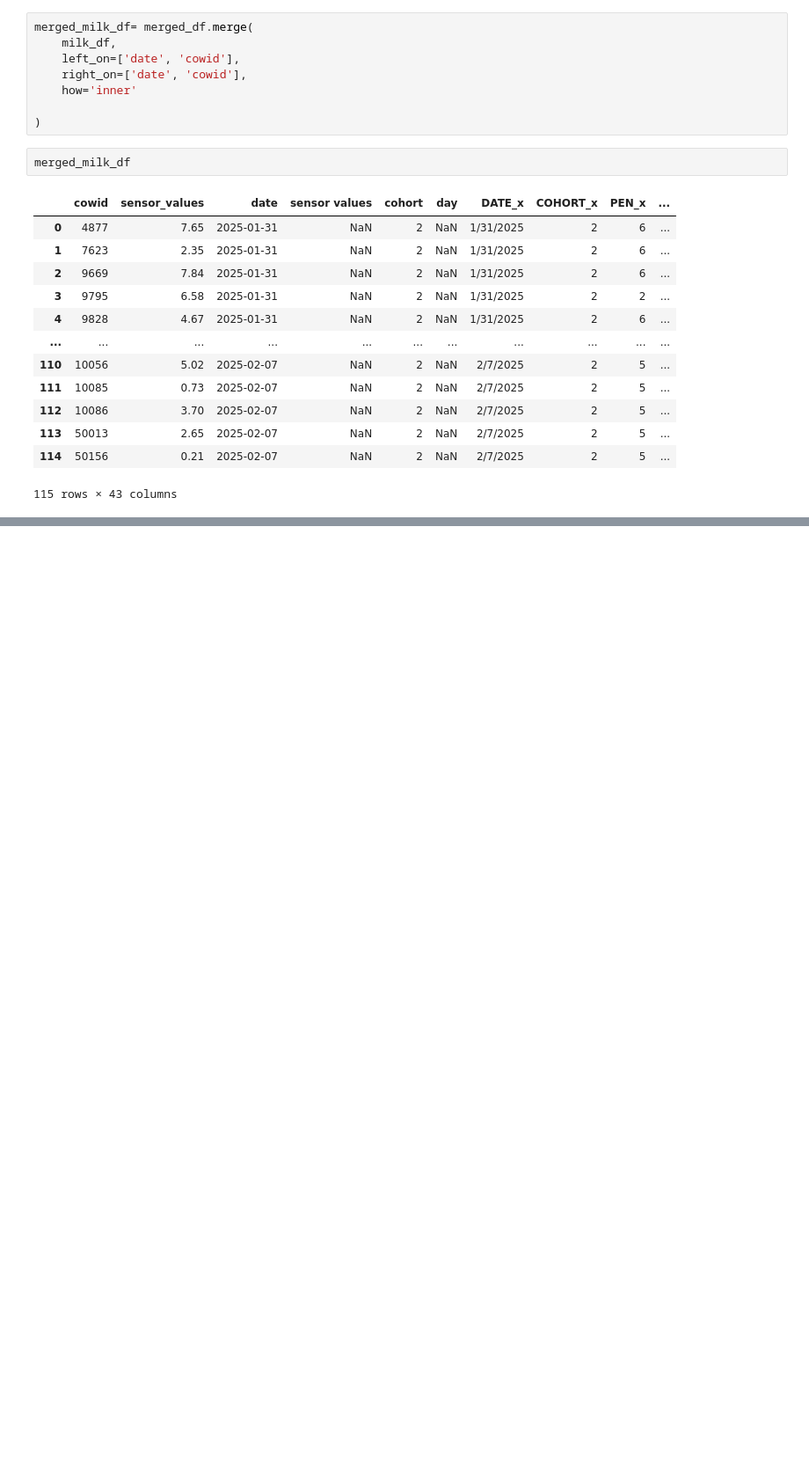
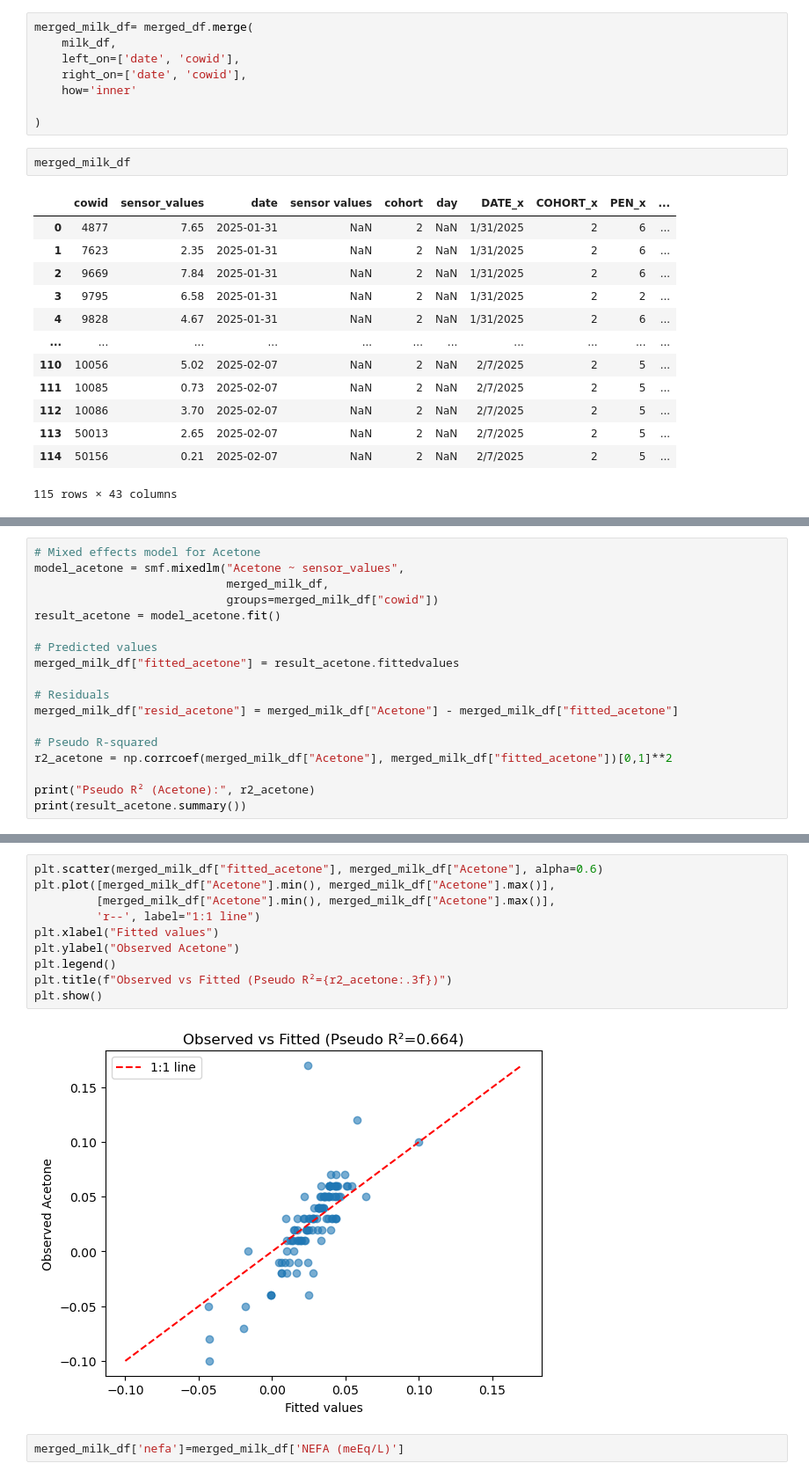
Before and after one commit to rajeshneupane7/ketosis_project, a Jupyter notebook: data_processing.ipynb, the cells around one changed output, grey strips where cells are left out. Shown at 88% size. Cells and saved outputs as stored; diff of their text form; blank space fills up the shorter version.

```diff
--- a/data_processing.ipynb
+++ b/data_processing.ipynb
@@ -196,0 +199,18 @@ merged_milk_df[['BHB','Acetone', 'sensor_values']].corr()
+# %%
+# Mixed effects model for Acetone
+model_acetone = smf.mixedlm("Acetone ~ sensor_values",
+                            merged_milk_df,
+                            groups=merged_milk_df["cowid"])
+result_acetone = model_acetone.fit()
+
+# Predicted values
+merged_milk_df["fitted_acetone"] = result_acetone.fittedvalues
+
+# Residuals
+merged_milk_df["resid_acetone"] = merged_milk_df["Acetone"] - merged_milk_df["fitted_acetone"]
+
+# Pseudo R-squared
+r2_acetone = np.corrcoef(merged_milk_df["Acetone"], merged_milk_df["fitted_acetone"])[0,1]**2
+
+print("Pseudo R² (Acetone):", r2_acetone)
+print(result_acetone.summary())
@@ -196,0 +234,14 @@ merged_milk_df[['BHB','Acetone', 'sensor_values']].corr()
+# %%
+plt.scatter(merged_milk_df["fitted_acetone"], merged_milk_df["Acetone"], alpha=0.6)
+plt.plot([merged_milk_df["Acetone"].min(), merged_milk_df["Acetone"].max()],
+         [merged_milk_df["Acetone"].min(), merged_milk_df["Acetone"].max()],
+         'r--', label="1:1 line")
+plt.xlabel("Fitted values")
+plt.ylabel("Observed Acetone")
+plt.legend()
+plt.title(f"Observed vs Fitted (Pseudo R²={r2_acetone:.3f})")
+plt.show()
+# %% [output]
+[figure, added]
+# %%
+merged_milk_df['nefa']=merged_milk_df['NEFA (meEq/L)']
```
Also changed, not shown: parts of 28 cells of this notebook.
